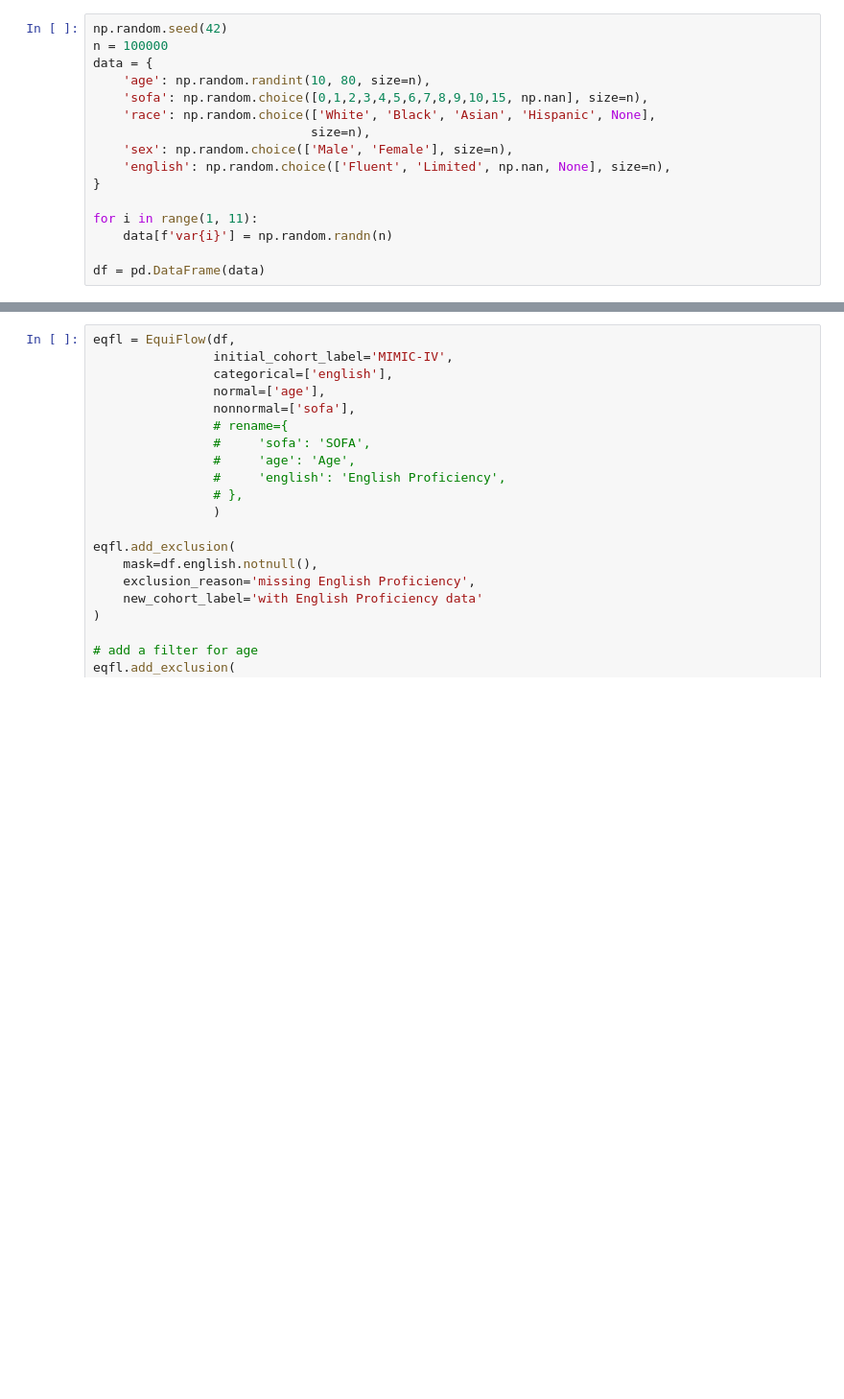
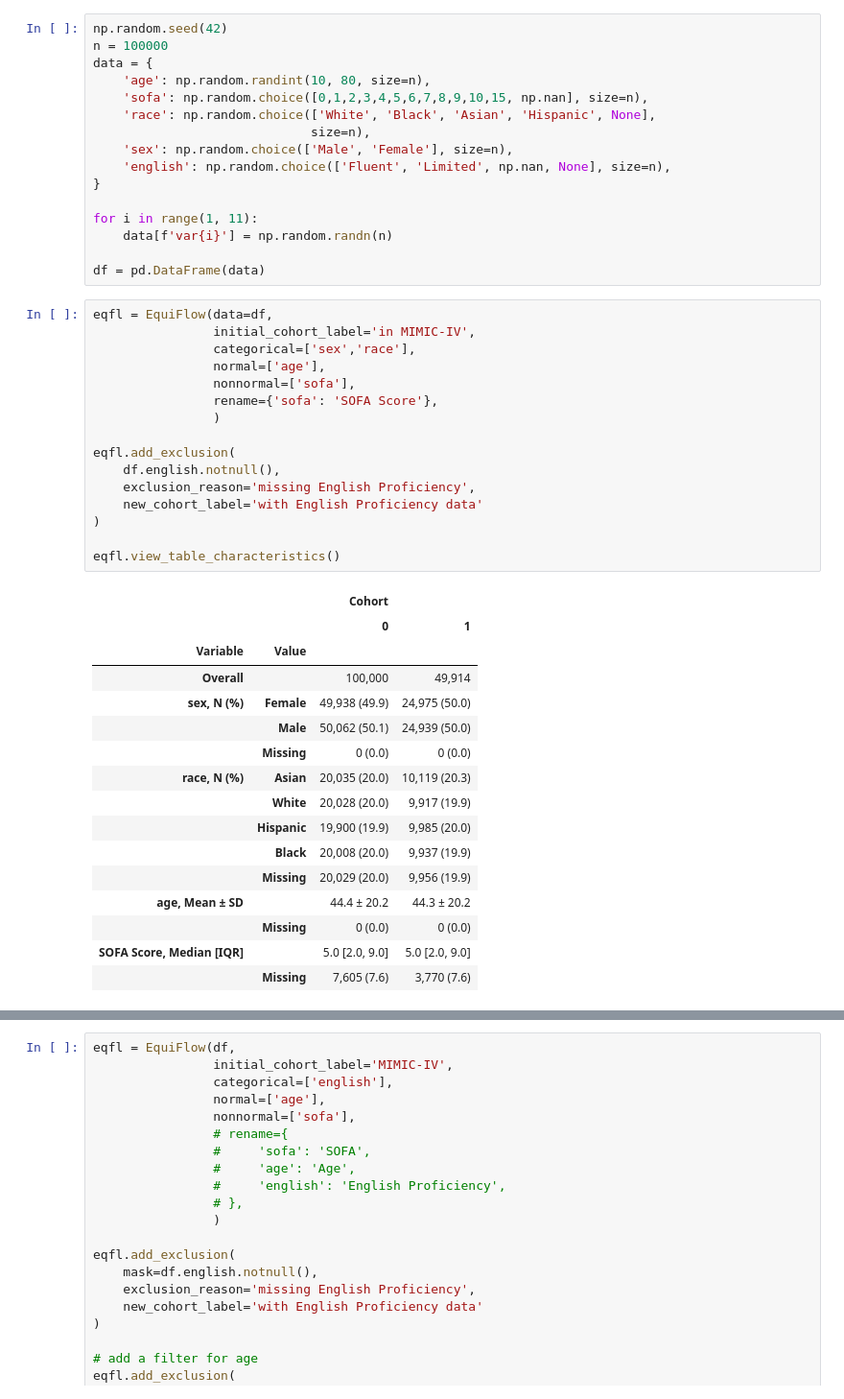
Before and after one commit to joamats/equiflow, a Jupyter notebook: equiflow.ipynb, the cells around one changed output, grey strips where cells are left out. Shown: that part at 96% size. Saved outputs shown, nothing was run; the diff lists cells and outputs as text; blank space fills up the shorter version.

```diff
--- a/equiflow.ipynb
+++ b/equiflow.ipynb
@@ -18,3 +18,36 @@ for i in range(1, 11):
     data[f'var{i}'] = np.random.randn(n)
 
 df = pd.DataFrame(data)
+# %%
+eqfl = EquiFlow(data=df,
+                initial_cohort_label='in MIMIC-IV',
+                categorical=['sex','race'],
+                normal=['age'],
+                nonnormal=['sofa'],
+                rename={'sofa': 'SOFA Score'},
+                )
+
+eqfl.add_exclusion(
+    df.english.notnull(),
+    exclusion_reason='missing English Proficiency',
+    new_cohort_label='with English Proficiency data'
+)
+
+eqfl.view_table_characteristics()
+# %% [output]
+|  |  | Cohort |  |
+|  |  | 0 | 1 |
+| Variable | Value |  |  |
+| Overall |  | 100,000 | 49,914 |
+| sex, N (%) | Female | 49,938 (49.9) | 24,975 (50.0) |
+|  | Male | 50,062 (50.1) | 24,939 (50.0) |
+|  | Missing | 0 (0.0) | 0 (0.0) |
+| race, N (%) | Asian | 20,035 (20.0) | 10,119 (20.3) |
+|  | White | 20,028 (20.0) | 9,917 (19.9) |
+|  | Hispanic | 19,900 (19.9) | 9,985 (20.0) |
+|  | Black | 20,008 (20.0) | 9,937 (19.9) |
+|  | Missing | 20,029 (20.0) | 9,956 (19.9) |
+| age, Mean ± SD |  | 44.4 ± 20.2 | 44.3 ± 20.2 |
+|  | Missing | 0 (0.0) | 0 (0.0) |
+| SOFA Score, Median [IQR] |  | 5.0 [2.0, 9.0] | 5.0 [2.0, 9.0] |
+|  | Missing | 7,605 (7.6) | 3,770 (7.6) |
```
Also changed, not shown: parts of 8 cells of this notebook, 7 other files.
